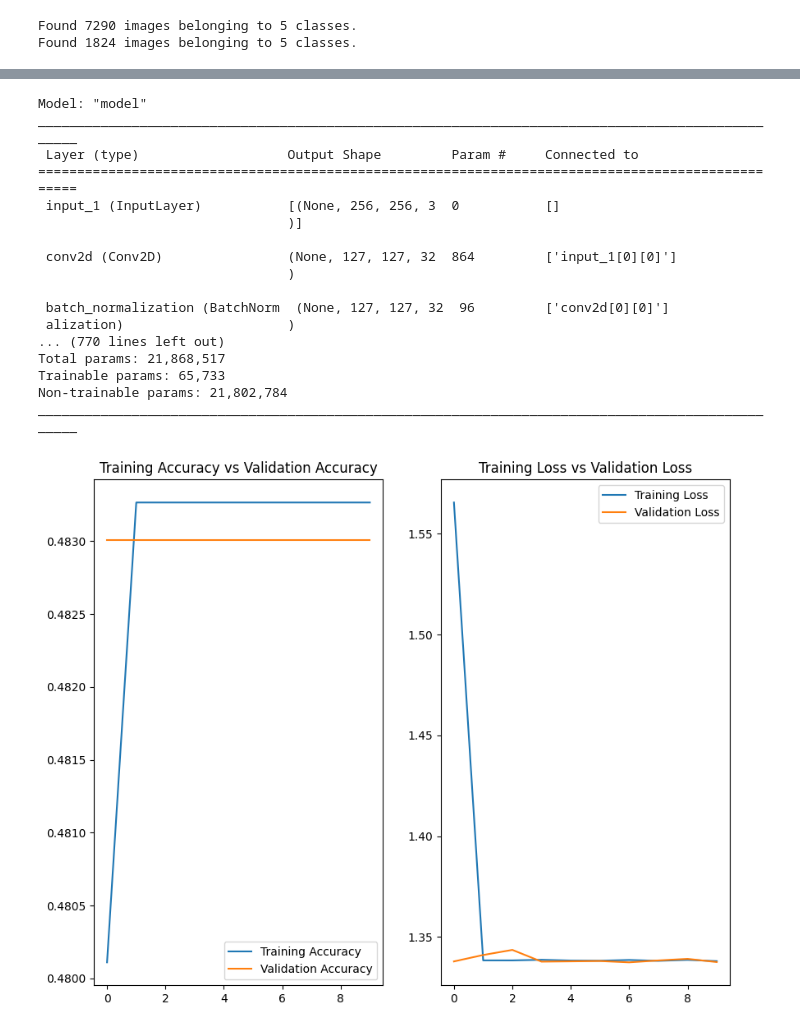
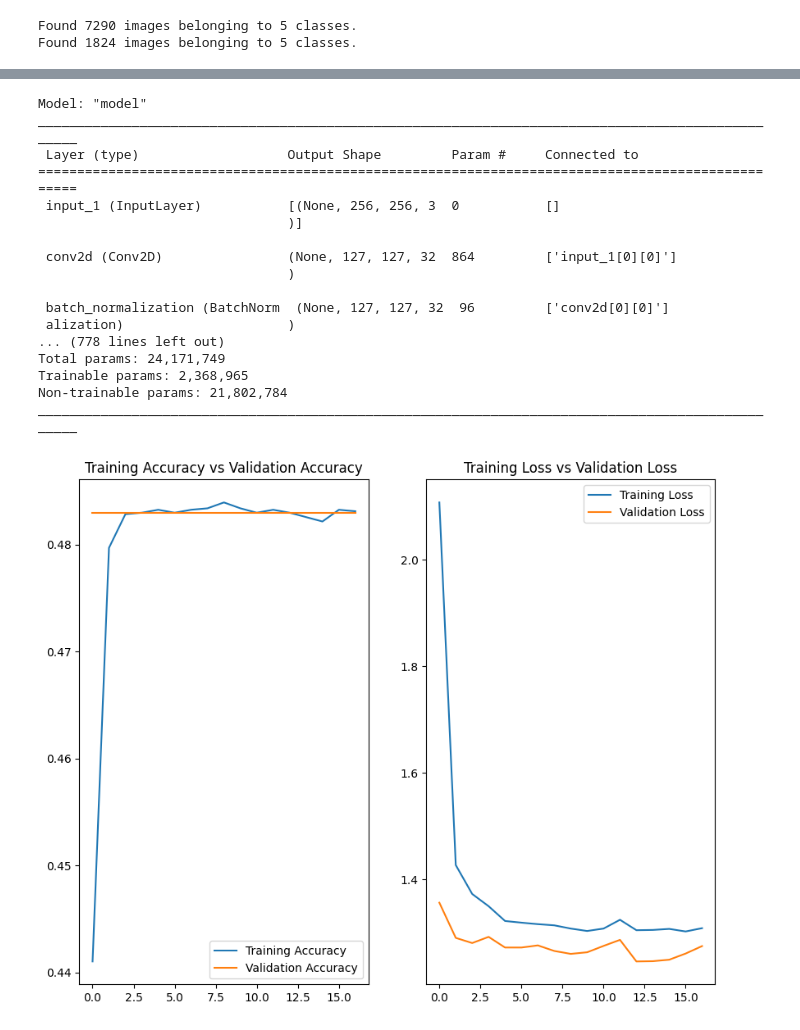
Before and after one commit to JayJajoo/Capstone-project, a Jupyter notebook: v33.ipynb, the cells around one changed output, grey strips where cells are left out. Saved outputs shown, nothing was run; the diff lists cells and outputs as text; code cells hidden in the pictures.

```diff
--- a/v32 copy.ipynb
+++ b/v33.ipynb
@@ -98,14 +98,14 @@ data_generator_no_aug = ImageDataGenerator(preprocessing_function=preprocess_inp
 train_generator = data_generator_with_aug.flow_from_directory(
         'output/train',
         target_size=(image_size, image_size),
-        batch_size=8,
+        batch_size=32,
         class_mode='categorical',
         shuffle=True)
 
 validation_generator = data_generator_no_aug.flow_from_directory(
         'output/test',
         target_size=(image_size, image_size),
-        batch_size=8,
+        batch_size=32,
         class_mode='categorical',
         shuffle=True)
 # %% [output]
@@ -120,6 +120,10 @@ inception_base = InceptionV3(include_top=False, weights='imagenet', input_shape=
 # Add custom classification head
 x = inception_base.output
 x = GlobalAveragePooling2D()(x)
+x = Dense(1024, activation='relu')(x)
+x = Dropout(0.5)(x)
+x = Dense(256, activation='relu')(x)
+x = Dropout(0.5)(x)
 x = Dense(32, activation='relu')(x)
 x = Dropout(0.5)(x)
 output = Dense(5, activation='softmax')(x)
@@ -132,7 +136,7 @@ for layer in inception_base.layers:
     layer.trainable = False
 
 # Compile the model
-model.compile(optimizer=tf.keras.optimizers.Adam(learning_rate=0.01),
+model.compile(optimizer=tf.keras.optimizers.Adam(learning_rate=0.001),
               loss='categorical_crossentropy',
               metrics=['accuracy'])
 # %%
@@ -141,7 +145,7 @@ early_stopping = tf.keras.callbacks.EarlyStopping(monitor='accuracy',patience=8)
 model.fit(
     train_generator,
     validation_data=validation_generator,
-    epochs=100,
+    epochs=80,
     verbose=1,
     callbacks = [early_stopping]
 )
@@ -185,9 +186,9 @@ ________________________________________________________________________________
 
  batch_normalization (BatchNorm  (None, 127, 127, 32  96         ['conv2d[0][0]']
  alization)                     )
-... (770 lines left out)
-Total params: 21,868,517
-Trainable params: 65,733
+... (778 lines left out)
+Total params: 24,171,749
+Trainable params: 2,368,965
 Non-trainable params: 21,802,784
 __________________________________________________________________________________________________
 # %%
@@ -195,25 +196,25 @@ hist = hist.history
 # %%
 acc=hist['accuracy']
 val_acc=hist['val_accuracy']
 
 loss=hist['loss']
 val_loss=hist['val_loss']
 
 plt.figure(figsize=(10,8))
 
 plt.subplot(1,2,1)
-plt.plot(range(10),acc,label='Training Accuracy')
-plt.plot(range(10),val_acc,label='Validation Accuracy')
+plt.plot(range(17),acc,label='Training Accuracy')
+plt.plot(range(17),val_acc,label='Validation Accuracy')
 plt.legend()
 plt.title("Training Accuracy vs Validation Accuracy")
 
 
 plt.subplot(1,2,2)
-plt.plot(range(10),loss,label='Training Loss')
-plt.plot(range(10),val_loss,label='Validation Loss')
+plt.plot(range(17),loss,label='Training Loss')
+plt.plot(range(17),val_loss,label='Validation Loss')
 plt.title("Training Loss vs Validation Loss")
 plt.legend()
 plt.show()
 # %% [output]
-[figure, old version]
+[figure, new version]
 # %%
```
Also changed, not shown: parts of 7 cells of this notebook, 7 other files.
